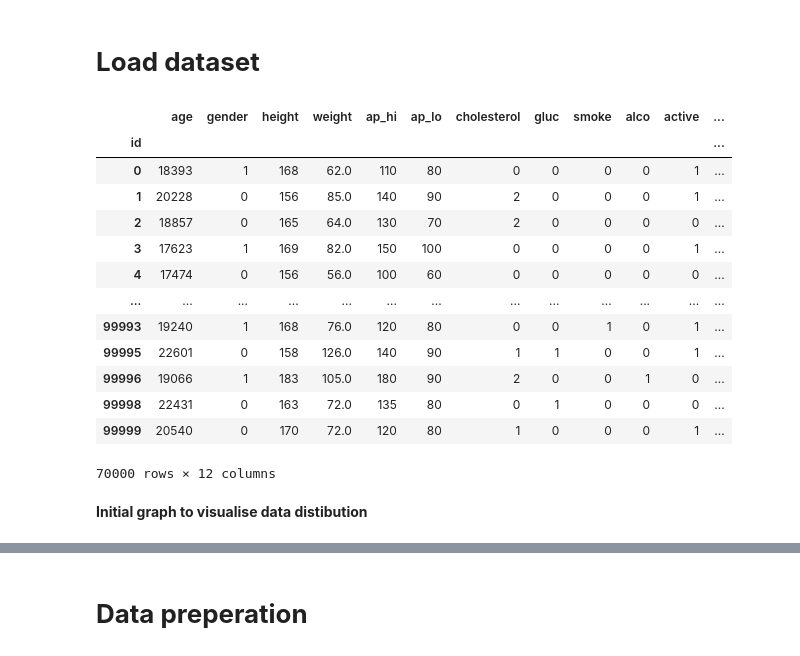
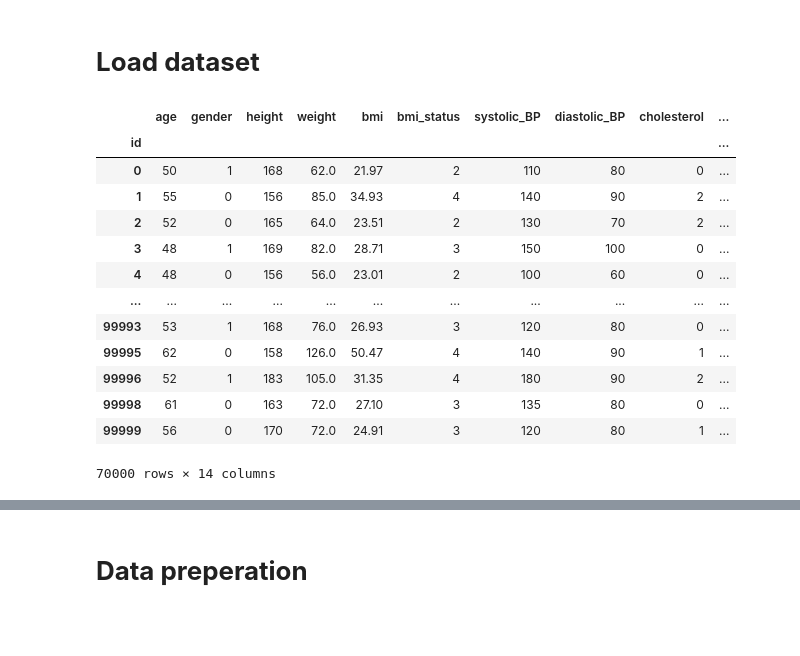
Before and after one commit to tasheera/CVD_Risk_Analyser, a Jupyter notebook: Copy_of_CardioVascularDieseaseRiskAssesssmentModel.ipynb, the cells around one changed output, grey strips where cells are left out. Cells and saved outputs as stored; diff of their text form; code cells hidden in the pictures; blank space fills up the shorter version.

```diff
--- a/Copy_of_CardioVascularDieseaseRiskAssesssmentModel.ipynb
+++ b/Copy_of_CardioVascularDieseaseRiskAssesssmentModel.ipynb
@@ -7,25 +7,23 @@
 # %%
 import pandas as pd
 from matplotlib import pyplot as plt
 %matplotlib inline
 
-df = pd.read_csv('health_data.csv', index_col = 'id')
+cvd_data = pd.read_csv('health_data.csv', index_col = 'id')
 
-df
+cvd_data
 # %% [output]
-|  | age | gender | height | weight | ap_hi | ap_lo | cholesterol | gluc | smoke | alco | active | ... |
-| id |  |  |  |  |  |  |  |  |  |  |  | ... |
-| 0 | 18393 | 1 | 168 | 62.0 | 110 | 80 | 0 | 0 | 0 | 0 | 1 | ... |
-| 1 | 20228 | 0 | 156 | 85.0 | 140 | 90 | 2 | 0 | 0 | 0 | 1 | ... |
-| 2 | 18857 | 0 | 165 | 64.0 | 130 | 70 | 2 | 0 | 0 | 0 | 0 | ... |
-| 3 | 17623 | 1 | 169 | 82.0 | 150 | 100 | 0 | 0 | 0 | 0 | 1 | ... |
-| 4 | 17474 | 0 | 156 | 56.0 | 100 | 60 | 0 | 0 | 0 | 0 | 0 | ... |
-| ... | ... | ... | ... | ... | ... | ... | ... | ... | ... | ... | ... | ... |
-| 99993 | 19240 | 1 | 168 | 76.0 | 120 | 80 | 0 | 0 | 1 | 0 | 1 | ... |
-| 99995 | 22601 | 0 | 158 | 126.0 | 140 | 90 | 1 | 1 | 0 | 0 | 1 | ... |
-| 99996 | 19066 | 1 | 183 | 105.0 | 180 | 90 | 2 | 0 | 0 | 1 | 0 | ... |
-| 99998 | 22431 | 0 | 163 | 72.0 | 135 | 80 | 0 | 1 | 0 | 0 | 0 | ... |
-| 99999 | 20540 | 0 | 170 | 72.0 | 120 | 80 | 1 | 0 | 0 | 0 | 1 | ... |
+|  | age | gender | height | weight | bmi | bmi_status | systolic_BP | diastolic_BP | cholesterol | ... |
+| id |  |  |  |  |  |  |  |  |  | ... |
+| 0 | 50 | 1 | 168 | 62.0 | 21.97 | 2 | 110 | 80 | 0 | ... |
+| 1 | 55 | 0 | 156 | 85.0 | 34.93 | 4 | 140 | 90 | 2 | ... |
+| 2 | 52 | 0 | 165 | 64.0 | 23.51 | 2 | 130 | 70 | 2 | ... |
+| 3 | 48 | 1 | 169 | 82.0 | 28.71 | 3 | 150 | 100 | 0 | ... |
+| 4 | 48 | 0 | 156 | 56.0 | 23.01 | 2 | 100 | 60 | 0 | ... |
+| ... | ... | ... | ... | ... | ... | ... | ... | ... | ... | ... |
+| 99993 | 53 | 1 | 168 | 76.0 | 26.93 | 3 | 120 | 80 | 0 | ... |
+| 99995 | 62 | 0 | 158 | 126.0 | 50.47 | 4 | 140 | 90 | 1 | ... |
+| 99996 | 52 | 1 | 183 | 105.0 | 31.35 | 4 | 180 | 90 | 2 | ... |
+| 99998 | 61 | 0 | 163 | 72.0 | 27.10 | 3 | 135 | 80 | 0 | ... |
+| 99999 | 56 | 0 | 170 | 72.0 | 24.91 | 3 | 120 | 80 | 1 | ... |
-70000 rows × 12 columns
+70000 rows × 14 columns
-# %% [markdown]
-**Initial graph to visualise data distibution**
```
Also changed, not shown: parts of 53 cells of this notebook.
